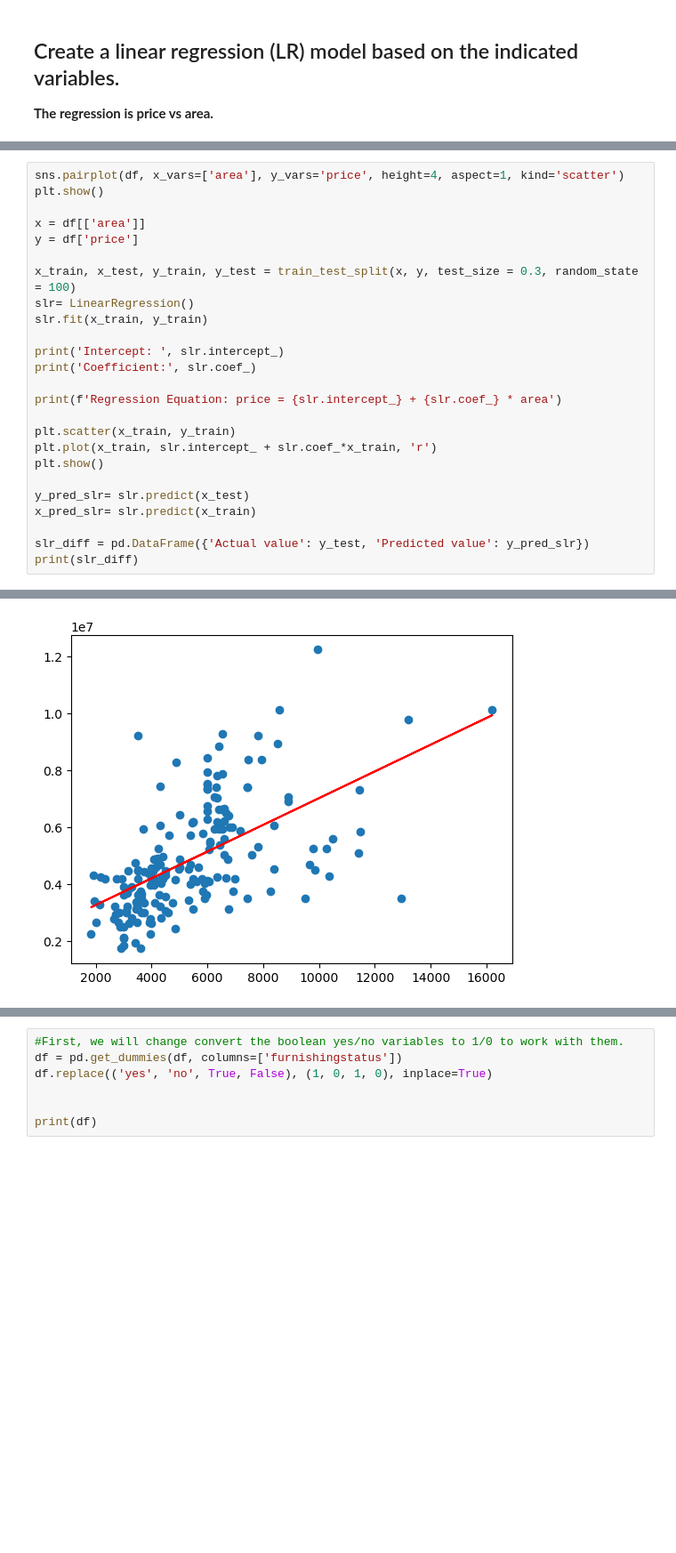
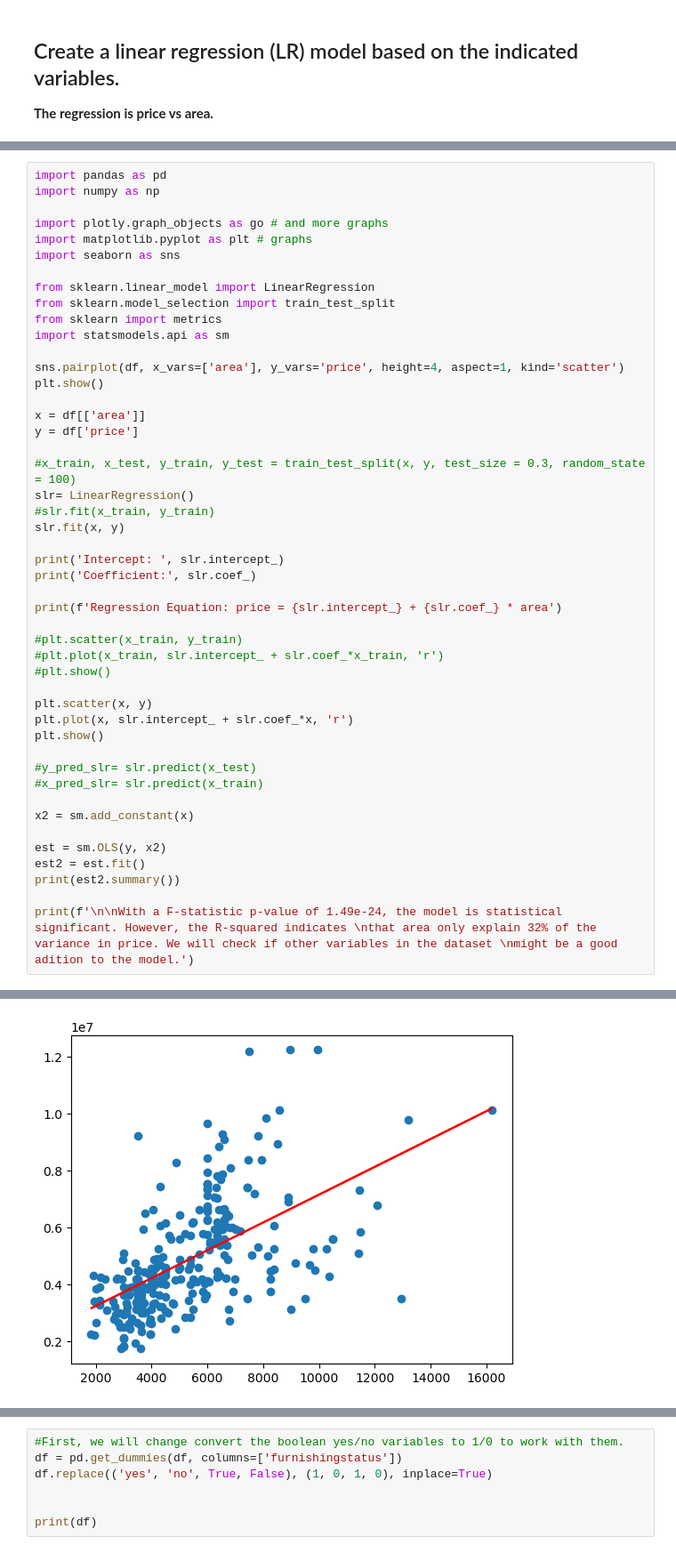
Before and after one commit to pablogalleg/Statistics-Assignment, a Jupyter notebook: Group_Assignment (2).ipynb, the cells around one changed output, grey strips where cells are left out. Shown: that part at 89% size. Cells and saved outputs as stored; diff of their text form; blank space fills up the shorter version.

```diff
--- a/Group_Assignment (2).ipynb
+++ b/Group_Assignment (2).ipynb
@@ -473,27 +470,49 @@ plt.tight_layout()
 # %%
+import pandas as pd
+import numpy as np
+
+import plotly.graph_objects as go # and more graphs
+import matplotlib.pyplot as plt # graphs
+import seaborn as sns
+
+from sklearn.linear_model import LinearRegression
+from sklearn.model_selection import train_test_split
+from sklearn import metrics
+import statsmodels.api as sm
+
 sns.pairplot(df, x_vars=['area'], y_vars='price', height=4, aspect=1, kind='scatter')
 plt.show()
 
 x = df[['area']]
 y = df['price']
 
-x_train, x_test, y_train, y_test = train_test_split(x, y, test_size = 0.3, random_state = 100)
+#x_train, x_test, y_train, y_test = train_test_split(x, y, test_size = 0.3, random_state = 100)
 slr= LinearRegression()
-slr.fit(x_train, y_train)
+#slr.fit(x_train, y_train)
+slr.fit(x, y)
 
 print('Intercept: ', slr.intercept_)
 print('Coefficient:', slr.coef_)
 
 print(f'Regression Equation: price = {slr.intercept_} + {slr.coef_} * area')
 
-plt.scatter(x_train, y_train)
-plt.plot(x_train, slr.intercept_ + slr.coef_*x_train, 'r')
+#plt.scatter(x_train, y_train)
+#plt.plot(x_train, slr.intercept_ + slr.coef_*x_train, 'r')
+#plt.show()
+
+plt.scatter(x, y)
+plt.plot(x, slr.intercept_ + slr.coef_*x, 'r')
 plt.show()
 
-y_pred_slr= slr.predict(x_test)
-x_pred_slr= slr.predict(x_train)
+#y_pred_slr= slr.predict(x_test)
+#x_pred_slr= slr.predict(x_train)
 
-slr_diff = pd.DataFrame({'Actual value': y_test, 'Predicted value': y_pred_slr})
-print(slr_diff)
+x2 = sm.add_constant(x)
+
+est = sm.OLS(y, x2)
+est2 = est.fit()
+print(est2.summary())
+
+print(f'\n\nWith a F-statistic p-value of 1.49e-24, the model is statistical significant. However, the R-squared indicates \nthat area only explain 32% of the variance in price. We will check if other variables in the dataset \nmight be a good adition to the model.')
 # %% [output]
 [figure]
@@ -503 +522 @@ Regression Equation: price = 2340290.7249163156 + [469.6137867] * area
-[figure, old version]
+[figure, new version]
```
Also changed, not shown: parts of 16 cells of this notebook.
